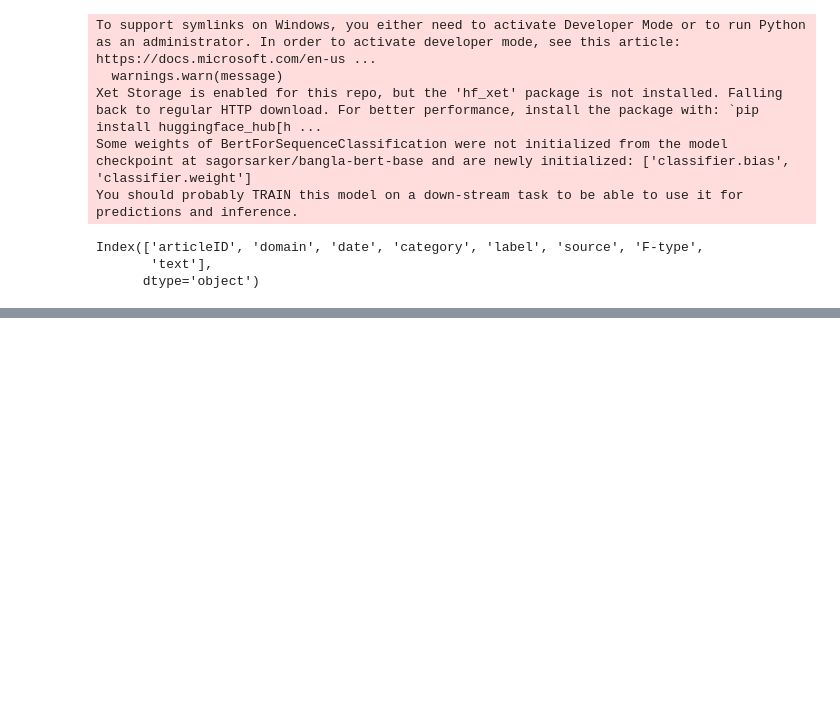
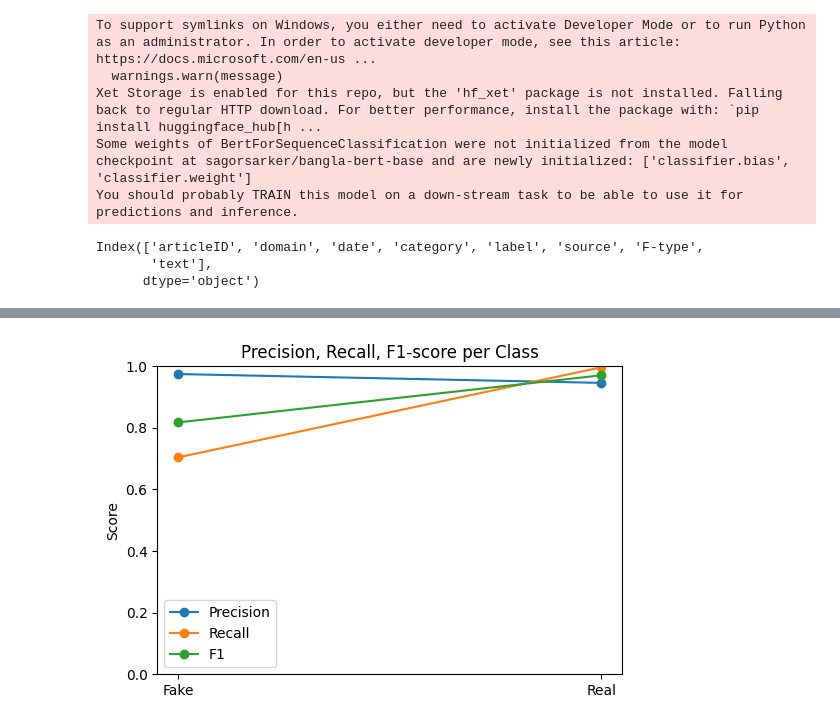
Before and after one commit to habibaalam/Bangla-Fake-News-Detection, a Jupyter notebook: notebook/load_data.ipynb, the cells around one changed output, grey strips where cells are left out. Drawn from its saved outputs; the diff is of its cells as text; code cells hidden in the pictures; blank space fills up the shorter version.

```diff
--- a/notebook/load_data.ipynb
+++ b/notebook/load_data.ipynb
@@ -819,0 +965,15 @@ tokenizer.save_pretrained("bangla_bert_fake_news")
+# %%
+precision, recall, f1, _ = precision_recall_fscore_support(y_test, y_pred, labels=[0,1])
+metrics = np.array([precision, recall, f1])
+
+plt.figure(figsize=(6,4))
+x = ['Fake', 'Real']
+for i, metric_name in enumerate(['Precision','Recall','F1']):
+    plt.plot(x, metrics[i], marker='o', label=metric_name)
+plt.ylim(0,1)
+plt.title("Precision, Recall, F1-score per Class")
+plt.ylabel("Score")
+plt.legend()
+plt.show()
+# %% [output]
+[figure, added]
```
Also changed, not shown: parts of 18 cells of this notebook.
